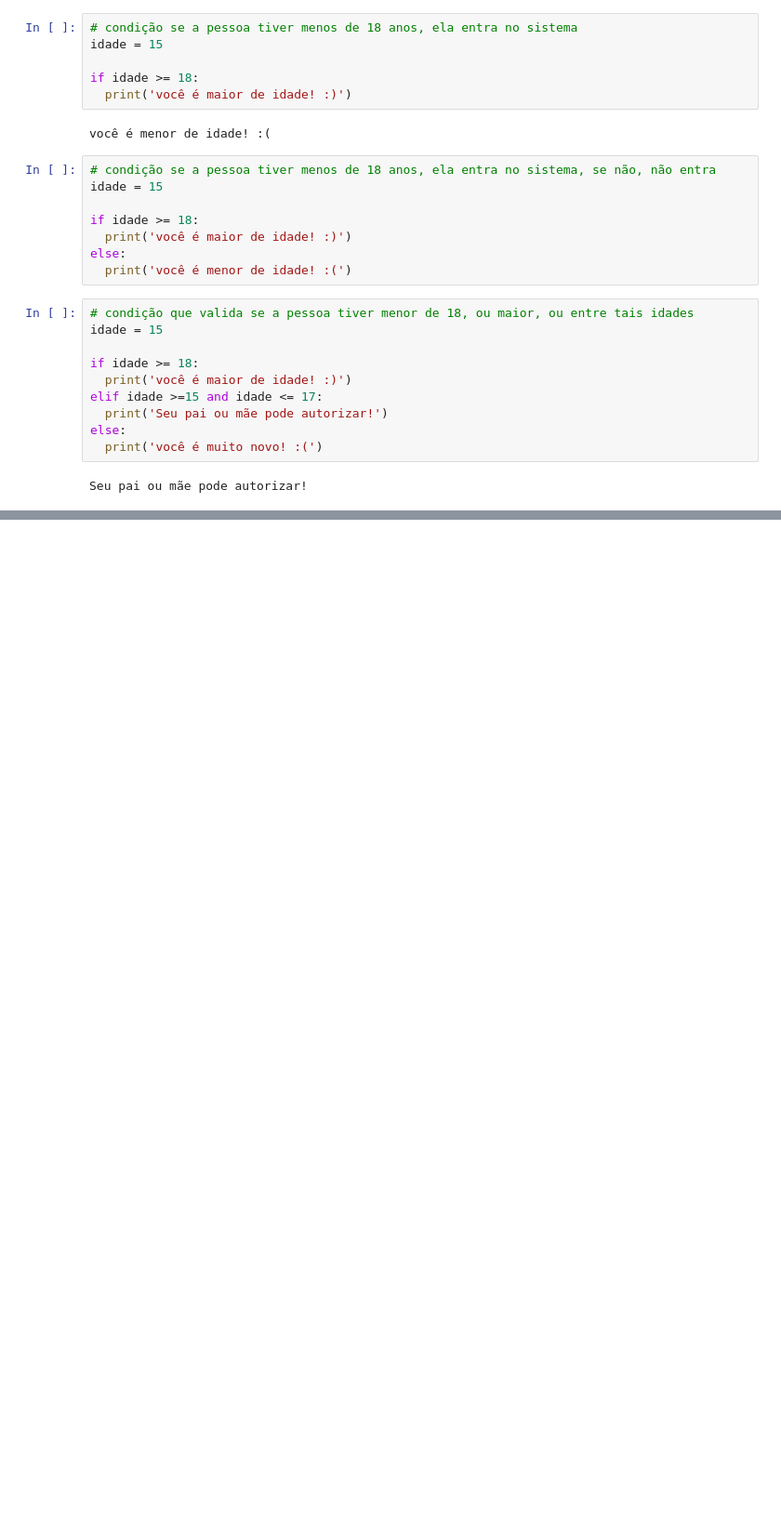
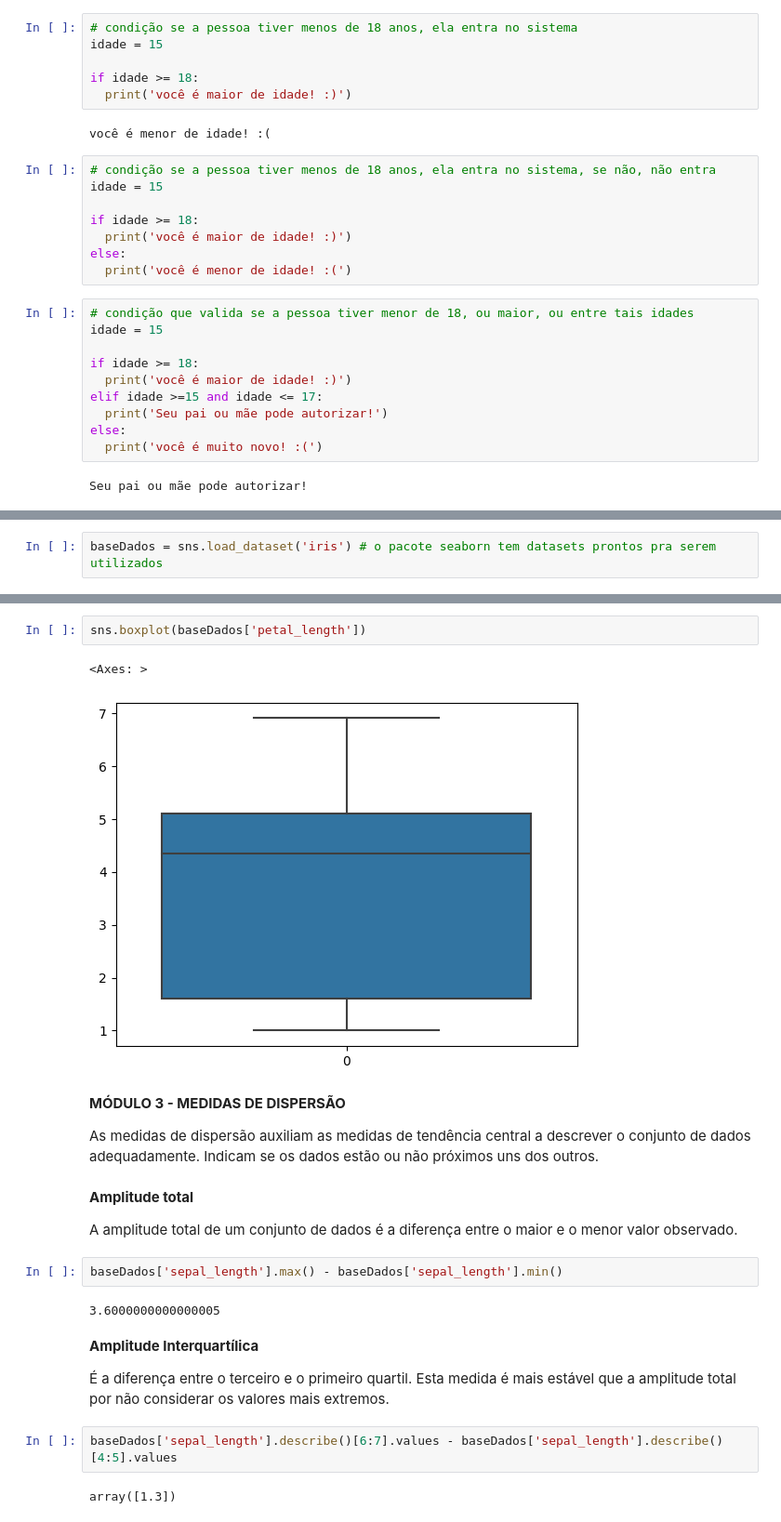
Before and after one commit to bitwoman/python_para_analise_de_dados, a Jupyter notebook: Python_para_Análise_de_Dados.ipynb, the cells around one changed output, grey strips where cells are left out. Shown at 93% size. Cells and saved outputs as stored; diff of their text form; blank space fills up the shorter version.

```diff
--- a/Python_para_Análise_de_Dados.ipynb
+++ b/Python_para_Análise_de_Dados.ipynb
@@ -860,0 +1228,2 @@ Seu pai ou mãe pode autorizar!
+# %%
+baseDados = sns.load_dataset('iris') # o pacote seaborn tem datasets prontos pra serem utilizados
@@ -860,0 +1296,25 @@ Seu pai ou mãe pode autorizar!
+# %%
+sns.boxplot(baseDados['petal_length'])
+# %% [output]
+<Axes: >
+[figure, added]
+# %% [markdown]
+**MÓDULO 3 - MEDIDAS DE DISPERSÃO**
+
+As medidas de dispersão auxiliam as medidas de tendência central a descrever o conjunto de dados adequadamente. Indicam se os dados estão ou não próximos uns dos outros.
+# %% [markdown]
+**Amplitude total**
+
+A amplitude total de um conjunto de dados é a diferença entre o maior e o menor valor observado.
+# %%
+baseDados['sepal_length'].max() - baseDados['sepal_length'].min()
+# %% [output]
+3.6000000000000005
+# %% [markdown]
+**Amplitude Interquartílica**
+
+É a diferença entre o terceiro e o primeiro quartil. Esta medida é mais estável que a amplitude total por não considerar os valores mais extremos.
+# %%
+baseDados['sepal_length'].describe()[6:7].values - baseDados['sepal_length'].describe()[4:5].values
+# %% [output]
+array([1.3])
```
Also changed, not shown: parts of 109 cells of this notebook.
